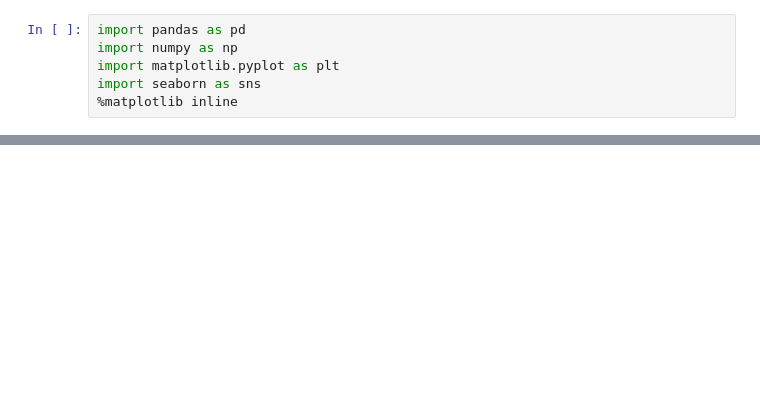
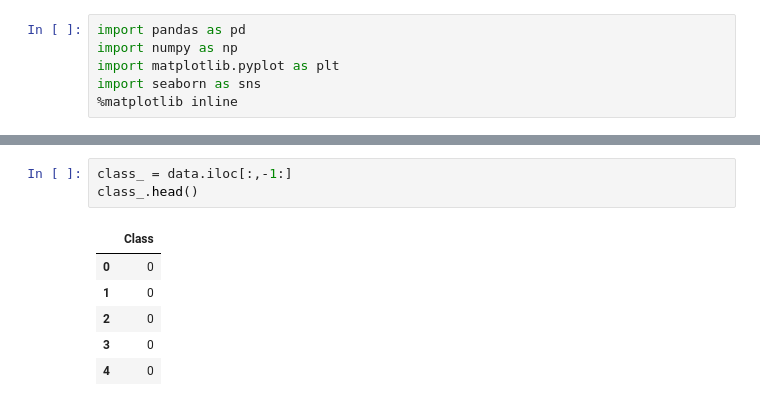
Before and after one commit to mukkatharun/CreditCardFraudDetection, a Jupyter notebook: CreditCardFraudDetection.ipynb, the cells around one changed output, grey strips where cells are left out. Saved outputs shown, nothing was run; the diff lists cells and outputs as text; blank space fills up the shorter version.

```diff
--- a/CreditCardFraudDetection.ipynb
+++ b/CreditCardFraudDetection.ipynb
@@ -33,0 +64,10 @@ data
+# %%
+class_ = data.iloc[:,-1:]
+class_.head()
+# %% [output]
+|  | Class |
+| 0 | 0 |
+| 1 | 0 |
+| 2 | 0 |
+| 3 | 0 |
+| 4 | 0 |
```
Also changed, not shown: parts of 8 cells of this notebook.
